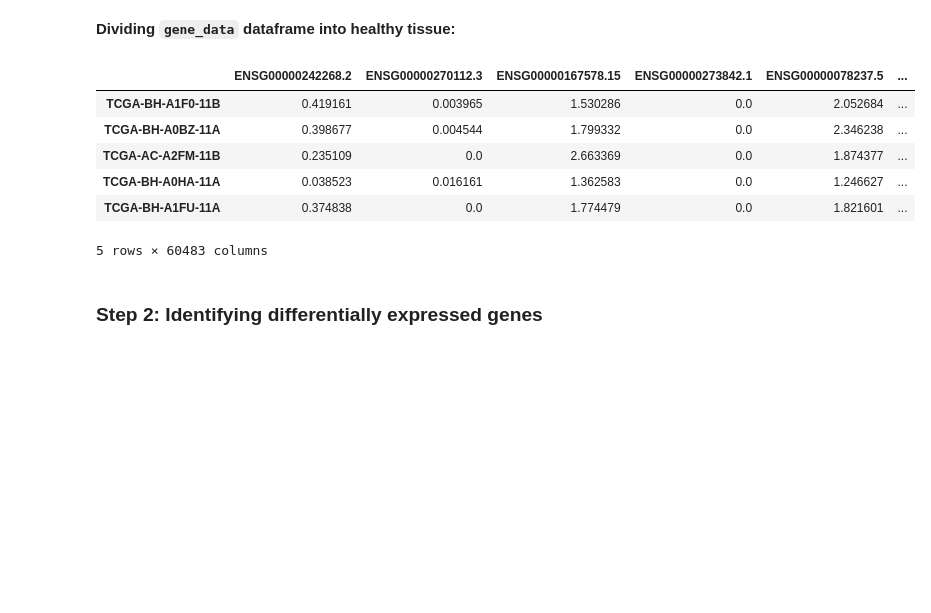
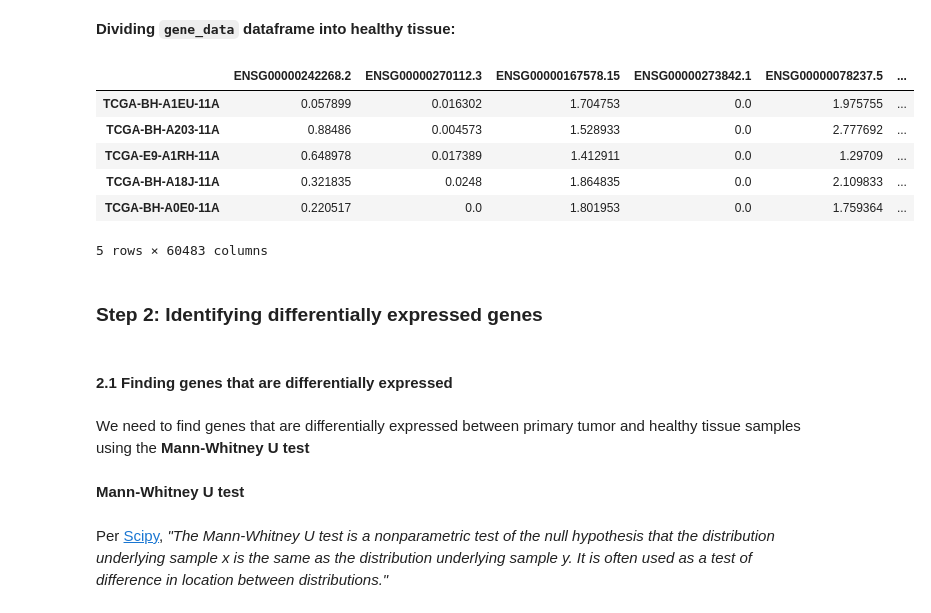
Before and after one commit to poshraj24/Gene-Set-Enrichment-Analysis, a Jupyter notebook: Gene_Set_Enrichment_Analysis.ipynb, the cells around one changed output. Drawn from its saved outputs; the diff is of its cells as text; code cells hidden in the pictures; blank space fills up the shorter version.

```diff
--- a/Gene_Set_Enrichment_Analysis.ipynb
+++ b/Gene_Set_Enrichment_Analysis.ipynb
@@ -127,23 +123,27 @@ primary_tumor_df.head()
 # %% [markdown]
 <b>Dividing <code>gene_data</code> dataframe into healthy tissue:</b>
 # %%
-# Create temporary DataFrames with only the indices as columns
-healthy_tissue = pd.DataFrame(index=healthy_tissue_samples.index)
-temp_gene_df = pd.DataFrame(index=gene_data.index)
+# Find common indices directly using set intersection
+common_indices2 = gene_data.index.intersection(healthy_tissue_samples.index)
 
-# Perform an inner join to find common indices
-common_indices2 = healthy_tissue.join(temp_gene_df, how='inner').index
-
-# Filter using the common indices
-healthy_tissue_df = gene_data.loc[common_indices2]
-healthy_tissue_df.head()
+# Filter gene_data using the common indices
+healthy_tissues_df = gene_data.loc[common_indices2]
+healthy_tissues_df.head()
 # %% [output]
 |  | ENSG00000242268.2 | ENSG00000270112.3 | ENSG00000167578.15 | ENSG00000273842.1 | ENSG00000078237.5 | ... |
-| TCGA-BH-A1F0-11B | 0.419161 | 0.003965 | 1.530286 | 0.0 | 2.052684 | ... |
-| TCGA-BH-A0BZ-11A | 0.398677 | 0.004544 | 1.799332 | 0.0 | 2.346238 | ... |
-| TCGA-AC-A2FM-11B | 0.235109 | 0.0 | 2.663369 | 0.0 | 1.874377 | ... |
-| TCGA-BH-A0HA-11A | 0.038523 | 0.016161 | 1.362583 | 0.0 | 1.246627 | ... |
-| TCGA-BH-A1FU-11A | 0.374838 | 0.0 | 1.774479 | 0.0 | 1.821601 | ... |
+| TCGA-BH-A1EU-11A | 0.057899 | 0.016302 | 1.704753 | 0.0 | 1.975755 | ... |
+| TCGA-BH-A203-11A | 0.88486 | 0.004573 | 1.528933 | 0.0 | 2.777692 | ... |
+| TCGA-E9-A1RH-11A | 0.648978 | 0.017389 | 1.412911 | 0.0 | 1.29709 | ... |
+| TCGA-BH-A18J-11A | 0.321835 | 0.0248 | 1.864835 | 0.0 | 2.109833 | ... |
+| TCGA-BH-A0E0-11A | 0.220517 | 0.0 | 1.801953 | 0.0 | 1.759364 | ... |
 5 rows × 60483 columns
 # %% [markdown]
 <h3> Step 2:  Identifying differentially expressed genes</h3>
+# %% [markdown]
+<h4> 2.1 Finding genes that are differentially expressed </h4>
+# %% [markdown]
+We need to find genes that are differentially expressed between primary tumor and healthy tissue samples using the <b>Mann-Whitney U test</b>
+# %% [markdown]
+<b>Mann-Whitney U test</b>
+# %% [markdown]
+Per [Scipy](https://docs.scipy.org/doc/scipy/reference/generated/scipy.stats.mannwhitneyu.html), <cite>"The Mann-Whitney U test is a nonparametric test of the null hypothesis that the distribution underlying sample x is the same as the distribution underlying sample y. It is often used as a test of difference in location between distributions."</cite>
```
Also changed, not shown: parts of 9 cells of this notebook.
